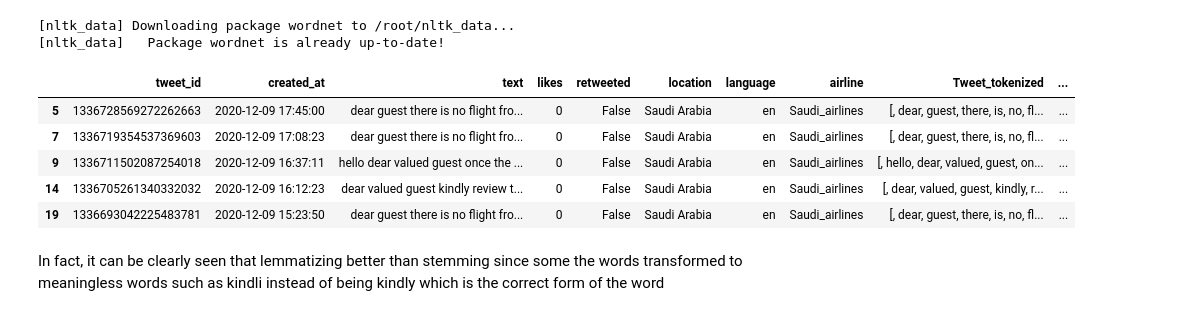
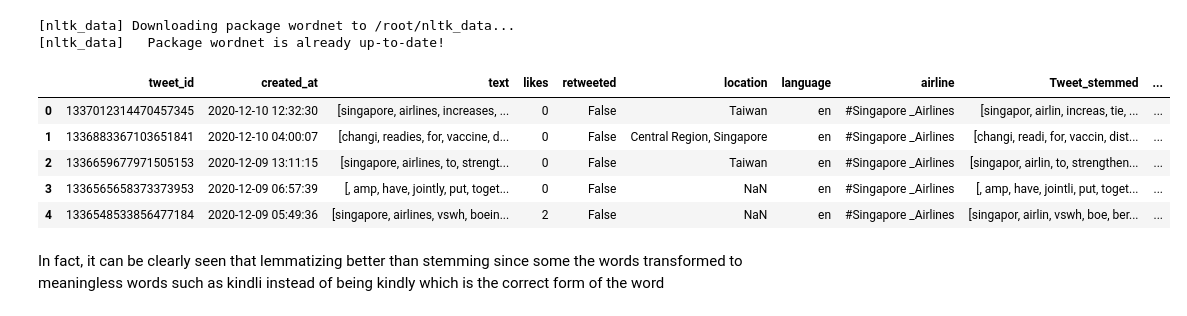
Before and after one commit to buthaina279/DS_Capstone_NLP, a Jupyter notebook: Collect_clean.ipynb, the cells around one changed output. Saved outputs shown, nothing was run; the diff lists cells and outputs as text; code cells hidden in the pictures.

```diff
--- a/Collect_clean.ipynb
+++ b/Collect_clean.ipynb
@@ -589,3 +732,3 @@ As we can see here there is **imbalance** in the number of tweets in Saudia Airl
 # %%
-saudia_airlines_en.drop_duplicates(subset='text', inplace= True)
+airline.drop_duplicates(subset='text', inplace= True)
 # %%
@@ -605,4 +737,0 @@ flynas_airlines_en.shape
-# %%
-frames = [saudia_airlines_en, flynas_airlines_en]
-
-airline = pd.concat(frames)
@@ -654,6 +780,6 @@ def tokenization(text):
     return text
 # %%
 
-airline['Tweet_tokenized'] = airline['text'].apply(lambda x: tokenization(x.lower()))
+airline['text'] = airline['text'].apply(lambda x: tokenization(x.lower()))
 airline.head(5)
 # %% [output]
@@ -674,6 +800,6 @@ def stemming(text):
     text = [ps.stem(word) for word in text]
     return text
 # %%
-airline['Tweet_stemmed'] = airline['Tweet_tokenized'].apply(lambda x: stemming(x))
+airline['Tweet_stemmed'] = airline['text'].apply(lambda x: stemming(x))
 airline.head(5)
 # %% [output]
@@ -698,15 +824,15 @@ def lemmatize(text):
 [nltk_data] Downloading package wordnet to /root/nltk_data...
 [nltk_data]   Package wordnet is already up-to-date!
 # %%
-airline['Tweet_lemmatized'] = airline['Tweet_tokenized'].apply(lambda x: lemmatize(x))
+airline['Tweet_lemmatized'] = airline['text'].apply(lambda x: lemmatize(x))
 airline.head(5)
 # %% [output]
-|  | tweet_id | created_at | text | likes | retweeted | location | language | airline | Tweet_tokenized | ... |
-| 5 | 1336728569272262663 | 2020-12-09 17:45:00 | dear guest there is no flight fro... | 0 | False | Saudi Arabia | en | Saudi_airlines | [, dear, guest, there, is, no, fl... | ... |
-| 7 | 1336719354537369603 | 2020-12-09 17:08:23 | dear guest there is no flight fro... | 0 | False | Saudi Arabia | en | Saudi_airlines | [, dear, guest, there, is, no, fl... | ... |
-| 9 | 1336711502087254018 | 2020-12-09 16:37:11 | hello dear valued guest once the ... | 0 | False | Saudi Arabia | en | Saudi_airlines | [, hello, dear, valued, guest, on... | ... |
-| 14 | 1336705261340332032 | 2020-12-09 16:12:23 | dear valued guest kindly review t... | 0 | False | Saudi Arabia | en | Saudi_airlines | [, dear, valued, guest, kindly, r... | ... |
-| 19 | 1336693042225483781 | 2020-12-09 15:23:50 | dear guest there is no flight fro... | 0 | False | Saudi Arabia | en | Saudi_airlines | [, dear, guest, there, is, no, fl... | ... |
+|  | tweet_id | created_at | text | likes | retweeted | location | language | airline | Tweet_stemmed | ... |
+| 0 | 1337012314470457345 | 2020-12-10 12:32:30 | [singapore, airlines, increases, ... | 0 | False | Taiwan | en | #Singapore _Airlines | [singapor, airlin, increas, tie, ... | ... |
+| 1 | 1336883367103651841 | 2020-12-10 04:00:07 | [changi, readies, for, vaccine, d... | 0 | False | Central Region, Singapore | en | #Singapore _Airlines | [changi, readi, for, vaccin, dist... | ... |
+| 2 | 1336659677971505153 | 2020-12-09 13:11:15 | [singapore, airlines, to, strengt... | 0 | False | Taiwan | en | #Singapore _Airlines | [singapor, airlin, to, strengthen... | ... |
+| 3 | 1336565658373373953 | 2020-12-09 06:57:39 | [, amp, have, jointly, put, toget... | 0 | False | NaN | en | #Singapore _Airlines | [, amp, have, jointli, put, toget... | ... |
+| 4 | 1336548533856477184 | 2020-12-09 05:49:36 | [singapore, airlines, vswh, boein... | 2 | False | NaN | en | #Singapore _Airlines | [singapor, airlin, vswh, boe, ber... | ... |
 # %% [markdown]
 In fact, it can be clearly seen that lemmatizing better than stemming since some the words transformed to meaningless words such as kindli instead of being kindly which is the correct form of the word
 # %% [markdown]
```
Also changed, not shown: parts of 74 cells of this notebook.
